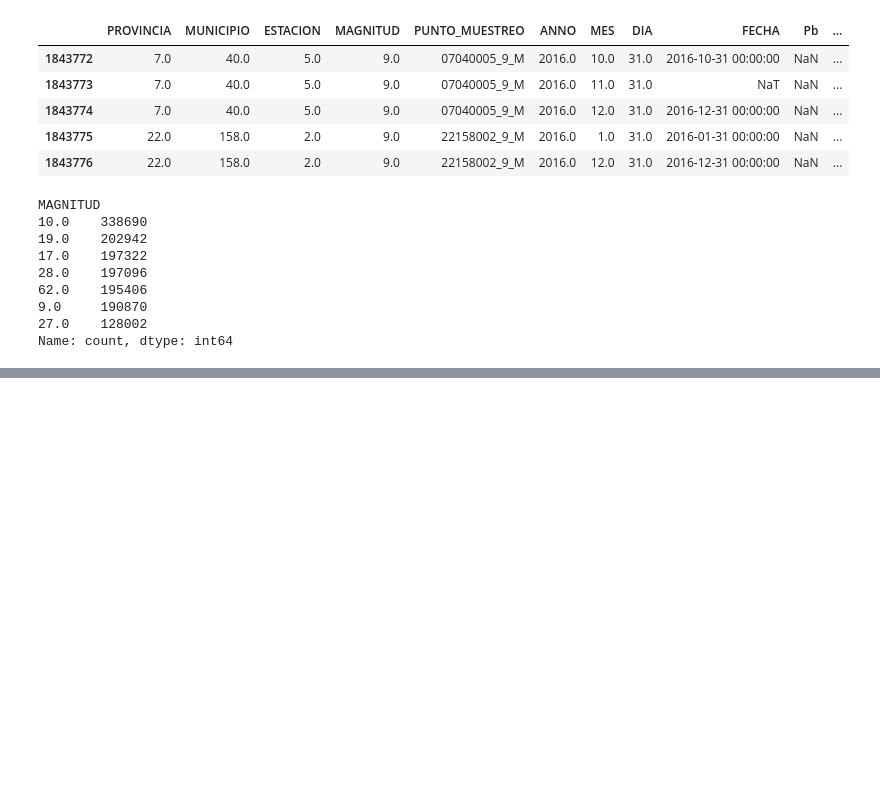
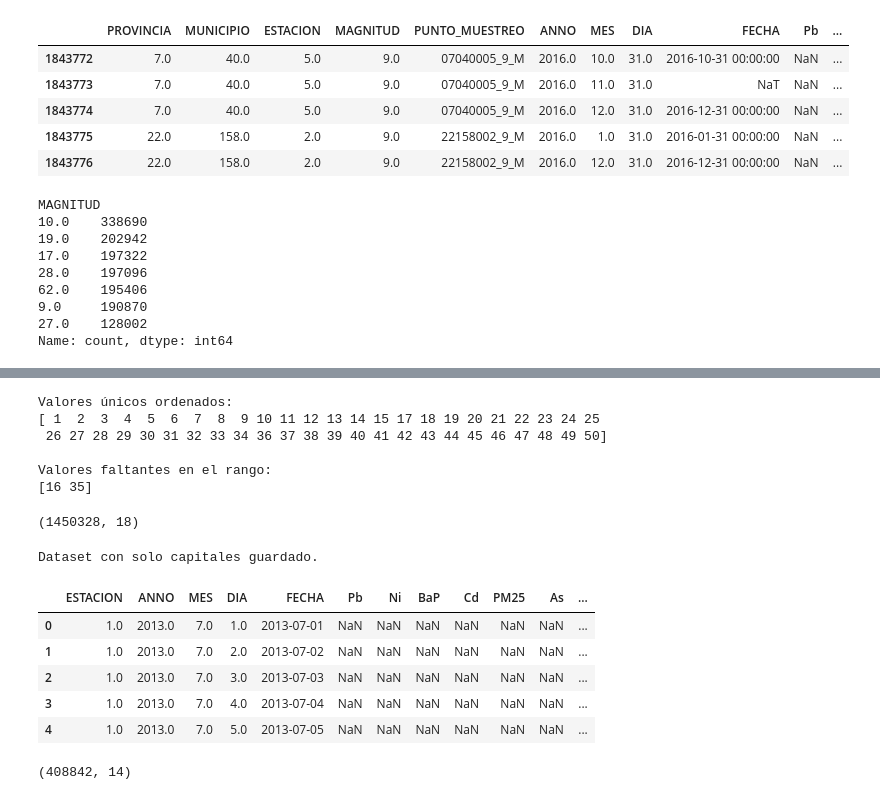
Before and after one commit to 4GeeksAcademy/Finarosalina_proyecto_final, a Jupyter notebook: src/explore.ipynb, the cells around one changed output, grey strips where cells are left out. Drawn from its saved outputs; the diff is of its cells as text; code cells hidden in the pictures; blank space fills up the shorter version.

Commit message:
dataset calidad aire df_contaminantes

```diff
--- a/src/explore.ipynb
+++ b/src/explore.ipynb
@@ -482,0 +574,76 @@ df_final.tail()
+# %%
+import numpy as np
+
+# Obtener valores únicos ordenados
+valores_unicos = np.sort(df_airq['PROVINCIA'].unique())
+
+# Crear rango completo desde el mínimo al máximo
+rango_completo = np.arange(valores_unicos.min(), valores_unicos.max() + 1)
+
+# Encontrar valores faltantes
+faltantes = np.setdiff1d(rango_completo, valores_unicos)
+
+print("Valores únicos ordenados:")
+print(valores_unicos)
+print("\nValores faltantes en el rango:")
+print(faltantes)
+
+# no hay datos de Cuenca ni de Las Palmas
+# %% [output]
+Valores únicos ordenados:
+[ 1  2  3  4  5  6  7  8  9 10 11 12 13 14 15 17 18 19 20 21 22 23 24 25
+ 26 27 28 29 30 31 32 33 34 36 37 38 39 40 41 42 43 44 45 46 47 48 49 50]
+
+Valores faltantes en el rango:
+[16 35]
+# %%
+df_airq.shape
+# %% [output]
+(1450328, 18)
+# %%
+# Normalizar los nombres de capitales del diccionario (para que coincida con df_2023)
+import unidecode
+
+capitales_norm = {k: v.lower() for k, v in capitales_dict.items()}  # Ya sin tildes y en minúsculas
+
+# Filtrar en df_2023 las filas que son capitales
+capitales_codigos = []
+
+for cpro, capital_norm in capitales_norm.items():
+    fila = df_2023[(df_2023['CPRO'] == cpro) & (df_2023['NOMBRE_NORM'] == capital_norm)]
+    if not fila.empty:
+        capitales_codigos.append(fila.iloc[0])
+
+df_capitales_codigos = pd.DataFrame(capitales_codigos)
+
+# Formatear los códigos de provincia y municipio en df_airq
+df_airq['CPRO'] = df_airq['PROVINCIA'].apply(lambda x: f"{int(x):02d}")
+df_airq['CMUN'] = df_airq['MUNICIPIO'].apply(lambda x: f"{int(x):03d}")
+
+# Merge para filtrar solo capitales
+df_airq_capitales = pd.merge(
+    df_airq,
+    df_capitales_codigos[['CPRO', 'CMUN']],
+    on=['CPRO', 'CMUN'],
+    how='inner'
+)
+
+# Guardar resultado
+df_airq_capitales.to_csv('df_airq_capitales.csv', index=False)
+
+print("Dataset con solo capitales guardado.")
+# %% [output]
+Dataset con solo capitales guardado.
+# %%
+df_airq_cap=pd.read_csv('/workspaces/Finarosalina_proyecto_final/data/raw/df_airq_capitales.csv')
+# %%
+df_airq_cap = df_airq_cap.drop(columns=['PROVINCIA', 'MUNICIPIO', 'MAGNITUD', 'CPRO', 'CMUN', 'PUNTO_MUESTREO'])
+# %%
+df_airq_cap.head()
+# %% [output]
+|  | ESTACION | ANNO | MES | DIA | FECHA | Pb | Ni | BaP | Cd | PM25 | As | ... |
+| 0 | 1.0 | 2013.0 | 7.0 | 1.0 | 2013-07-01 | NaN | NaN | NaN | NaN | NaN | NaN | ... |
+| 1 | 1.0 | 2013.0 | 7.0 | 2.0 | 2013-07-02 | NaN | NaN | NaN | NaN | NaN | NaN | ... |
+| 2 | 1.0 | 2013.0 | 7.0 | 3.0 | 2013-07-03 | NaN | NaN | NaN | NaN | NaN | NaN | ... |
+| 3 | 1.0 | 2013.0 | 7.0 | 4.0 | 2013-07-04 | NaN | NaN | NaN | NaN | NaN | NaN | ... |
+| 4 | 1.0 | 2013.0 | 7.0 | 5.0 | 2013-07-05 | NaN | NaN | NaN | NaN | NaN | NaN | ... |
@@ -482,0 +652,4 @@ df_final.tail()
+# %%
+df_airq_cap.shape
+# %% [output]
+(408842, 14)
```
Also changed, not shown: parts of 35 cells of this notebook, 27 other files.
